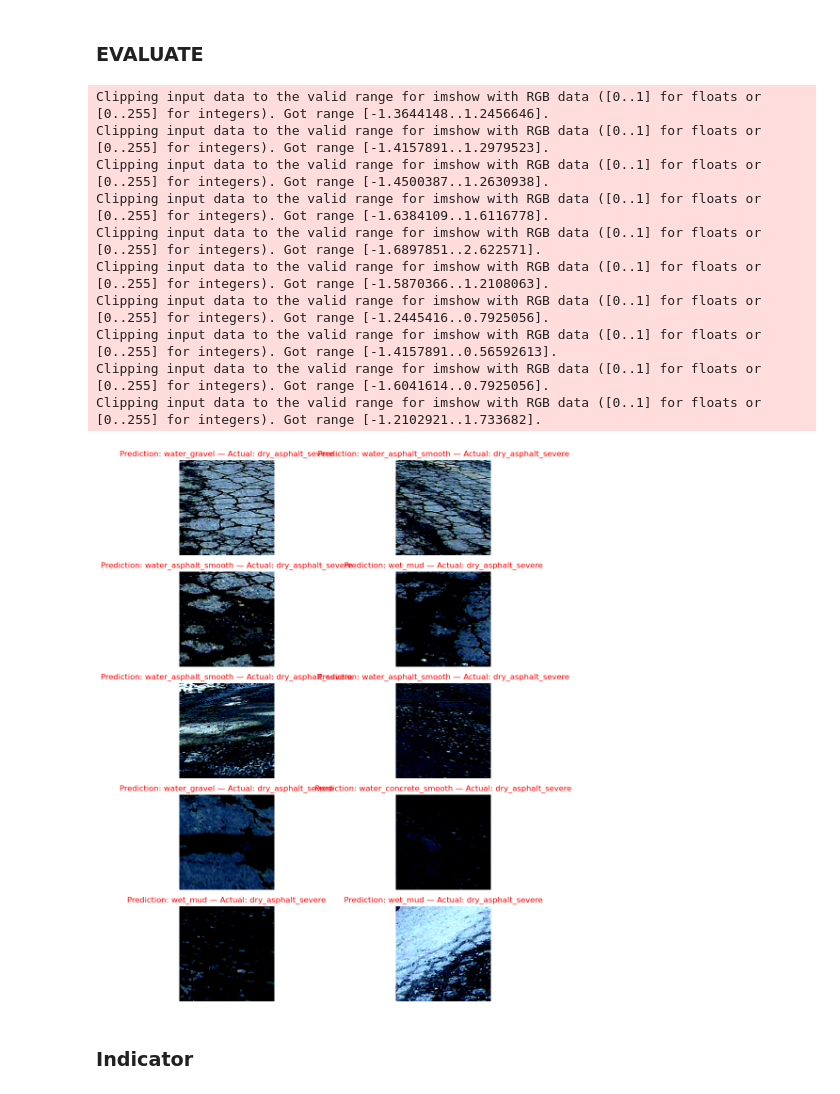
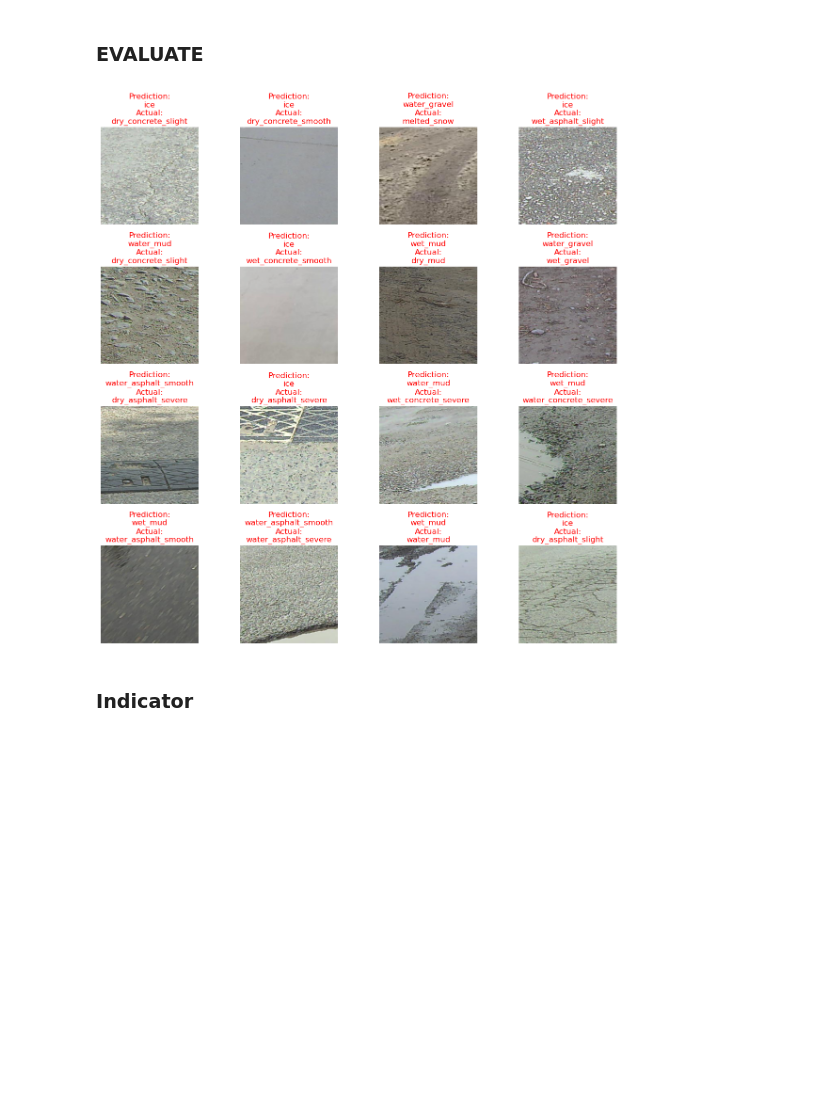
Before and after one commit to ShihYunChung/ModelArena, a Jupyter notebook: 1_src/3_evaluate_model.ipynb, the cells around one changed output. Saved outputs shown, nothing was run; the diff lists cells and outputs as text; code cells hidden in the pictures; blank space fills up the shorter version.

```diff
--- a/1_src/3_evaluate_model.ipynb
+++ b/1_src/3_evaluate_model.ipynb
@@ -112,56 +112,56 @@ if torch.cuda.is_available():
 # %% [markdown]
 ### EVALUATE
 # %%
+import random
+
+# 完整驗證集推論
+predicted_classes = []
+target_classes = []
+
+# 評估數據加載
 EVAL_BATCH = 64
 eval_loader = data.DataLoader(valid_ds, batch_size=EVAL_BATCH, shuffle=False, num_workers=num_workers)
 
-predicted_classes = []
-target_classes = []
-original_inputs = []
-
-# 禁用梯度以加速推理
 with torch.no_grad():
     for inputs, targets in tqdm(eval_loader, desc="Evaluating"):
-        # 將資料移動到設備
         inputs = inputs.to(device)
         targets = targets.to(device)
+        outputs = model(inputs)  # 模型推論
+        predicted_classes.extend(outputs.argmax(dim=1).cpu().tolist())
+        target_classes.extend(targets.cpu().tolist())
 
-        # 進行推理
-        outputs = model(inputs)  # 前向傳播
-        predicted_classes.extend(outputs.argmax(dim=1).cpu().tolist())  # 收集預測類別
-        target_classes.extend(targets.cpu().tolist())  # 收集真實類別
+# 確認推論結果完整性
+assert len(predicted_classes) == len(valid_ds), "Mismatch between validation dataset size and predictions."
+# 隨機抽取影像推論
+random_indices = random.sample(range(len(valid_ds)), 16)
+random_images = [valid_ds[i][0] for i in random_indices]
+random_labels = [valid_ds[i][1] for i in random_indices]
+random_predicted_classes = []
 
-        # 儲存前 10 張影像的原始輸入
-        if len(original_inputs) < 10:
-            original_inputs.extend(inputs.cpu().permute(0, 2, 3, 1).numpy())
+with torch.no_grad():
+    for img in random_images:
+        img = img.unsqueeze(0).to(device)
+        output = model(img)
+        random_predicted_classes.append(output.argmax(dim=1).item())
 
-# 顯示前 10 張影像
+# 可視化隨機抽取影像
 plt.figure(figsize=(12, 12))
-for i in range(10):
-    plt.subplot(5, 2, i + 1)
-    plt.imshow(original_inputs[i])
-    pred_label = list(valid_ds.class_to_idx.keys())[list(valid_ds.class_to_idx.values()).index(predicted_classes[i])]
-    true_label = list(valid_ds.class_to_idx.keys())[list(valid_ds.class_to_idx.values()).index(target_classes[i])]
-
-    # 使用紅色標記錯誤，黑色標記正確
-    color = "red" if pred_label != true_label else "black"
-    plt.title(f"Prediction: {pred_label} — Actual: {true_label}", color=color)
+for i, (img, true_label, pred_class) in enumerate(zip(random_images, random_labels, random_predicted_classes)):
+    plt.subplot(4, 4, i + 1)
+    img = img.permute(1, 2, 0).numpy()
+    img = img * [0.229, 0.224, 0.225] + [0.485, 0.456, 0.406]  # 反正規化
+    img = np.clip(img, 0, 1)
+    plt.imshow(img)
+    pred_label = list(valid_ds.class_to_idx.keys())[pred_class]
+    true_label_name = list(valid_ds.class_to_idx.keys())[true_label]
+    color = "red" if pred_label != true_label_name else "black"
+    plt.title(f"Prediction:\n{pred_label}\nActual:\n{true_label_name}", color=color)
     plt.axis("off")
 
 plt.tight_layout()
 plt.show()
 # %% [output]
-Clipping input data to the valid range for imshow with RGB data ([0..1] for floats or [0..255] for integers). Got range [-1.3644148..1.2456646].
-Clipping input data to the valid range for imshow with RGB data ([0..1] for floats or [0..255] for integers). Got range [-1.4157891..1.2979523].
-Clipping input data to the valid range for imshow with RGB data ([0..1] for floats or [0..255] for integers). Got range [-1.4500387..1.2630938].
-Clipping input data to the valid range for imshow with RGB data ([0..1] for floats or [0..255] for integers). Got range [-1.6384109..1.6116778].
-Clipping input data to the valid range for imshow with RGB data ([0..1] for floats or [0..255] for integers). Got range [-1.6897851..2.622571].
-Clipping input data to the valid range for imshow with RGB data ([0..1] for floats or [0..255] for integers). Got range [-1.5870366..1.2108063].
-Clipping input data to the valid range for imshow with RGB data ([0..1] for floats or [0..255] for integers). Got range [-1.2445416..0.7925056].
-Clipping input data to the valid range for imshow with RGB data ([0..1] for floats or [0..255] for integers). Got range [-1.4157891..0.56592613].
-Clipping input data to the valid range for imshow with RGB data ([0..1] for floats or [0..255] for integers). Got range [-1.6041614..0.7925056].
-Clipping input data to the valid range for imshow with RGB data ([0..1] for floats or [0..255] for integers). Got range [-1.2102921..1.733682].
-[figure, old version]
+[figure, new version]
 # %% [markdown]
 ### Indicator
 # %%
```
Also changed, not shown: parts of 2 cells of this notebook.
